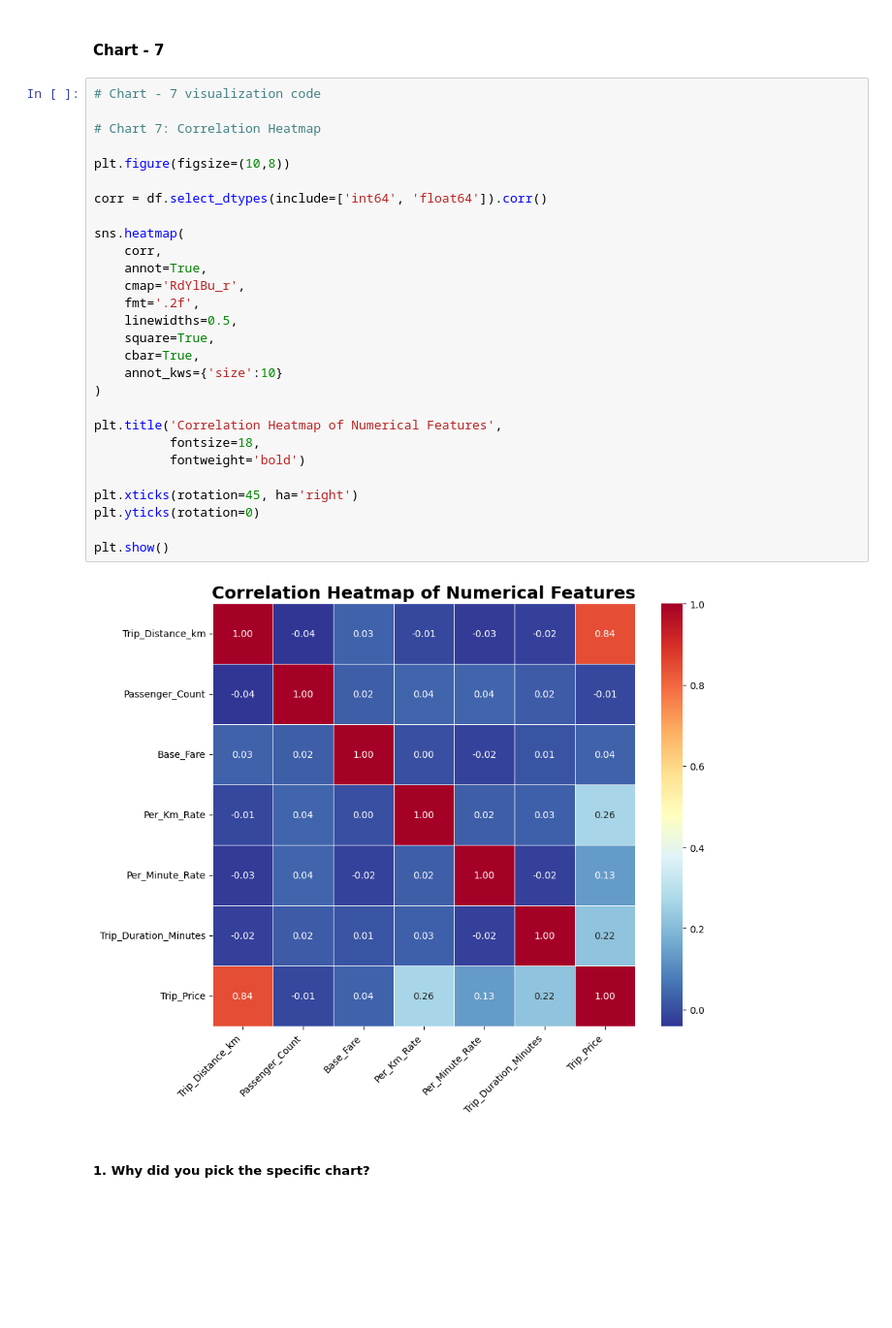
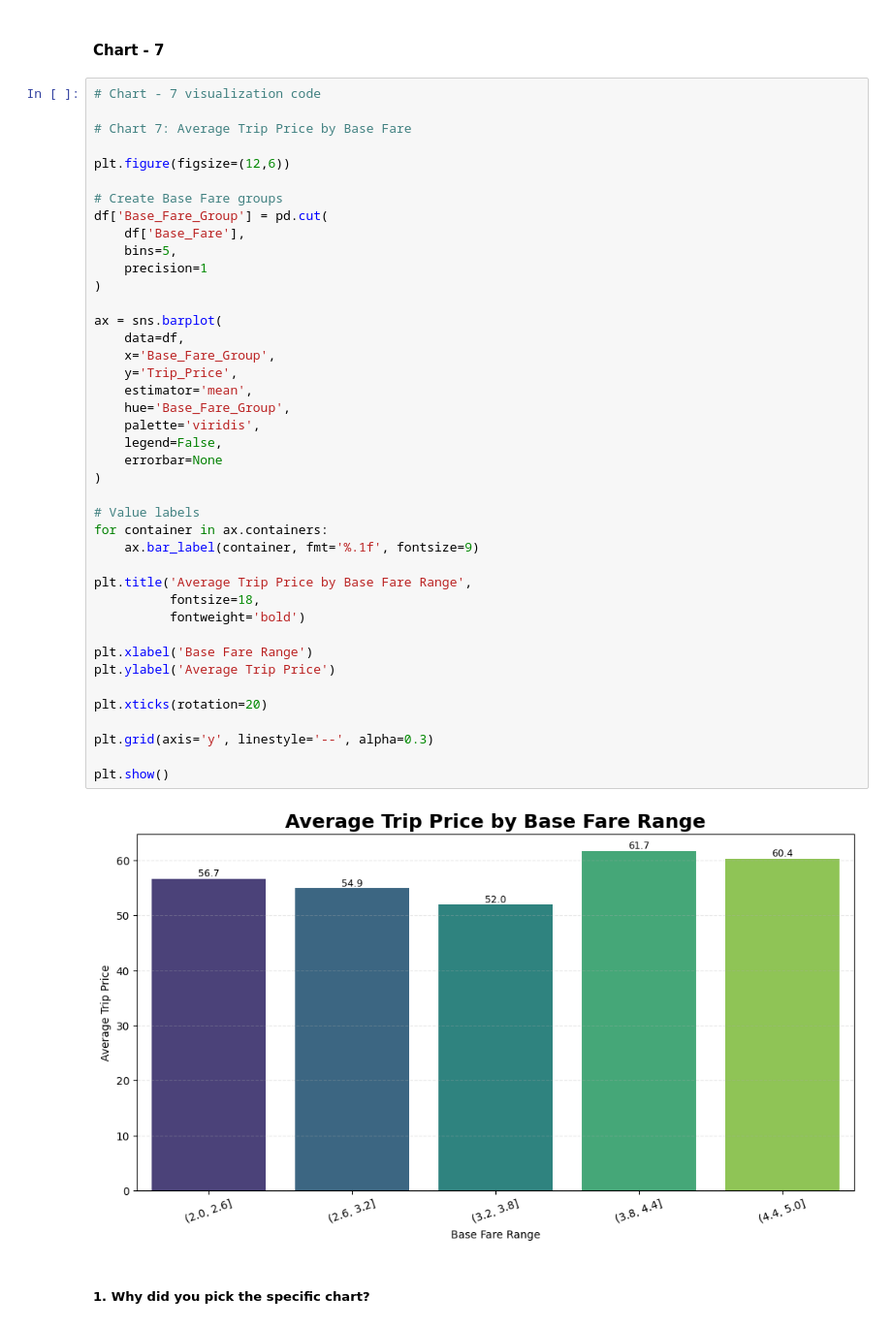
Before and after one commit to Sneha8126/Sneha-copy-of-Sample-ML-Submission-Template, a Jupyter notebook: Sneha_copy_of_Sample_ML_Submission_Template.ipynb, the cells around one changed output. Shown at 97% size. Saved outputs shown, nothing was run; the diff lists cells and outputs as text; blank space fills up the shorter version.

Commit message:
Added bar plot for Average Trip Price by Base Fare Range

```diff
--- a/Sneha_copy_of_Sample_ML_Submission_Template.ipynb
+++ b/Sneha_copy_of_Sample_ML_Submission_Template.ipynb
@@ -649,35 +649,48 @@ plt.show()
 * Adverse weather can increase trip duration and operational costs, lowering overall efficiency.
 # %% [markdown]
 #### Chart - 7
-# %%
-# Chart - 7 visualization code
-
-# Chart 7: Correlation Heatmap
-
-plt.figure(figsize=(10,8))
-
-corr = df.select_dtypes(include=['int64', 'float64']).corr()
-
-sns.heatmap(
-    corr,
-    annot=True,
-    cmap='RdYlBu_r',
-    fmt='.2f',
-    linewidths=0.5,
-    square=True,
-    cbar=True,
-    annot_kws={'size':10}
-)
-
-plt.title('Correlation Heatmap of Numerical Features',
-          fontsize=18,
-          fontweight='bold')
-
-plt.xticks(rotation=45, ha='right')
-plt.yticks(rotation=0)
-
-plt.show()
-# %% [output]
-[figure, removed]
+# %%
+# Chart - 7 visualization code
+
+# Chart 7: Average Trip Price by Base Fare
+
+plt.figure(figsize=(12,6))
+
+# Create Base Fare groups
+df['Base_Fare_Group'] = pd.cut(
+    df['Base_Fare'],
+    bins=5,
+    precision=1
+)
+
+ax = sns.barplot(
+    data=df,
+    x='Base_Fare_Group',
+    y='Trip_Price',
+    estimator='mean',
+    hue='Base_Fare_Group',
+    palette='viridis',
+    legend=False,
+    errorbar=None
+)
+
+# Value labels
+for container in ax.containers:
+    ax.bar_label(container, fmt='%.1f', fontsize=9)
+
+plt.title('Average Trip Price by Base Fare Range',
+          fontsize=18,
+          fontweight='bold')
+
+plt.xlabel('Base Fare Range')
+plt.ylabel('Average Trip Price')
+
+plt.xticks(rotation=20)
+
+plt.grid(axis='y', linestyle='--', alpha=0.3)
+
+plt.show()
+# %% [output]
+[figure, added]
 # %% [markdown]
 ##### 1. Why did you pick the specific chart?
```
Also changed, not shown: parts of 11 cells of this notebook.
